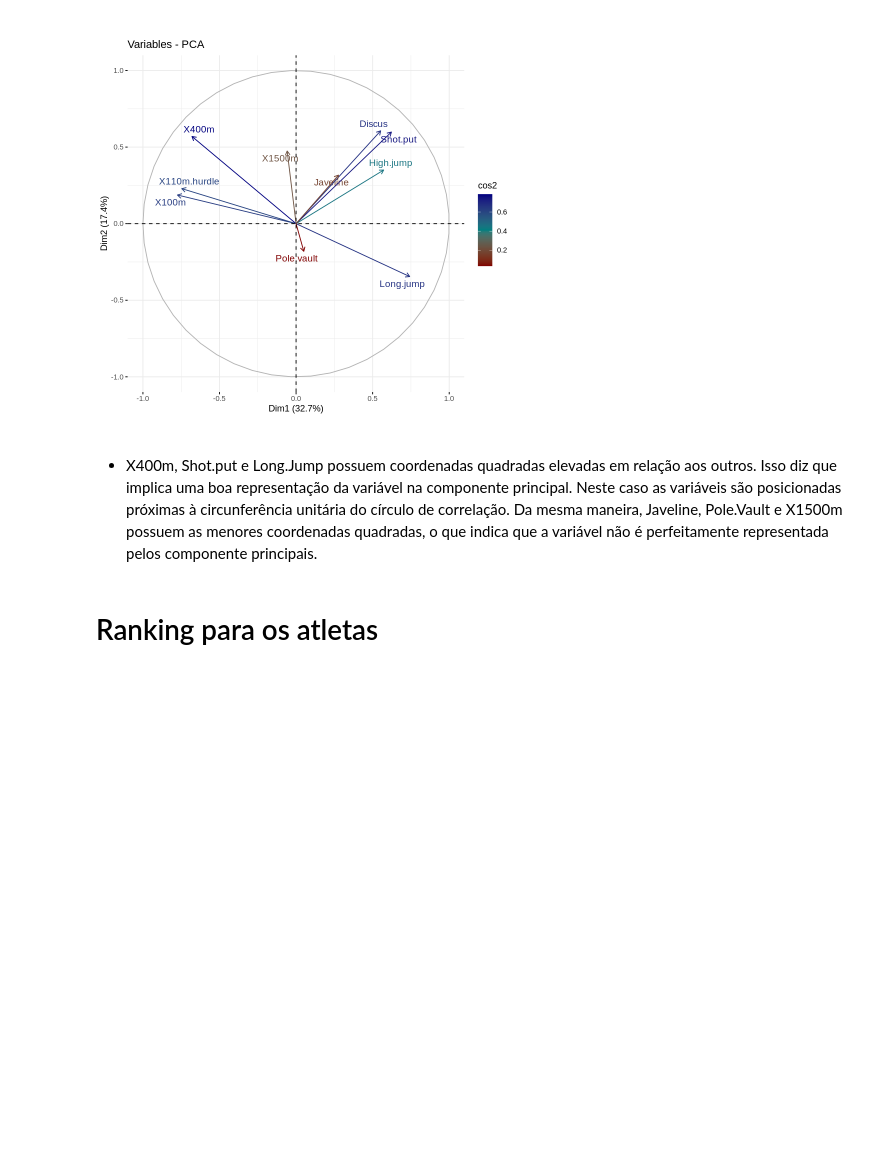
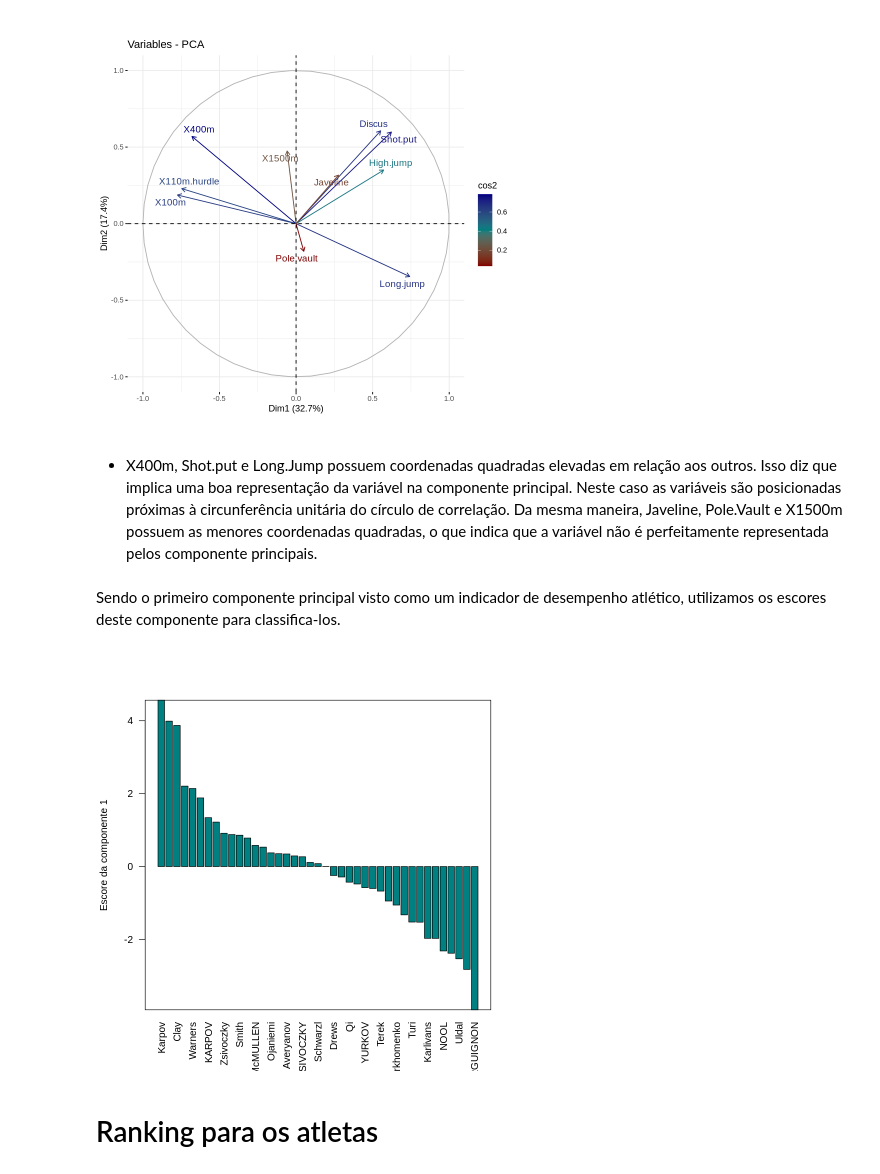
Before and after one commit to barbosa-loha/Estatistica, a Jupyter notebook: Análise_Componentes_Principais_I.ipynb, the cells around one changed output. Cells and saved outputs as stored; diff of their text form; code cells hidden in the pictures; blank space fills up the shorter version.

```diff
--- a/Análise_Componentes_Principais_I.ipynb
+++ b/Análise_Componentes_Principais_I.ipynb
@@ -183,3 +183,15 @@ fviz_pca_var(analy_pca_cp,
+# %% [markdown]
+Sendo o primeiro componente principal visto como um indicador de
+desempenho atlético, utilizamos os escores deste componente para classifica-los.
+# %%
+#scores
+acpcor <- prcomp(dados, scale = TRUE, retx = TRUE)
+escores1 <- acpcor$x[, 1]
+ordem <- order(escores1, decreasing = TRUE)
+barplot(escores1[ordem], ylab = "Escore da componente 1", las = 2, col = "#008080")
+box()
+# %% [output]
+[figure, added]
 # %% [markdown]
 # Ranking para os atletas
 # %%
```
